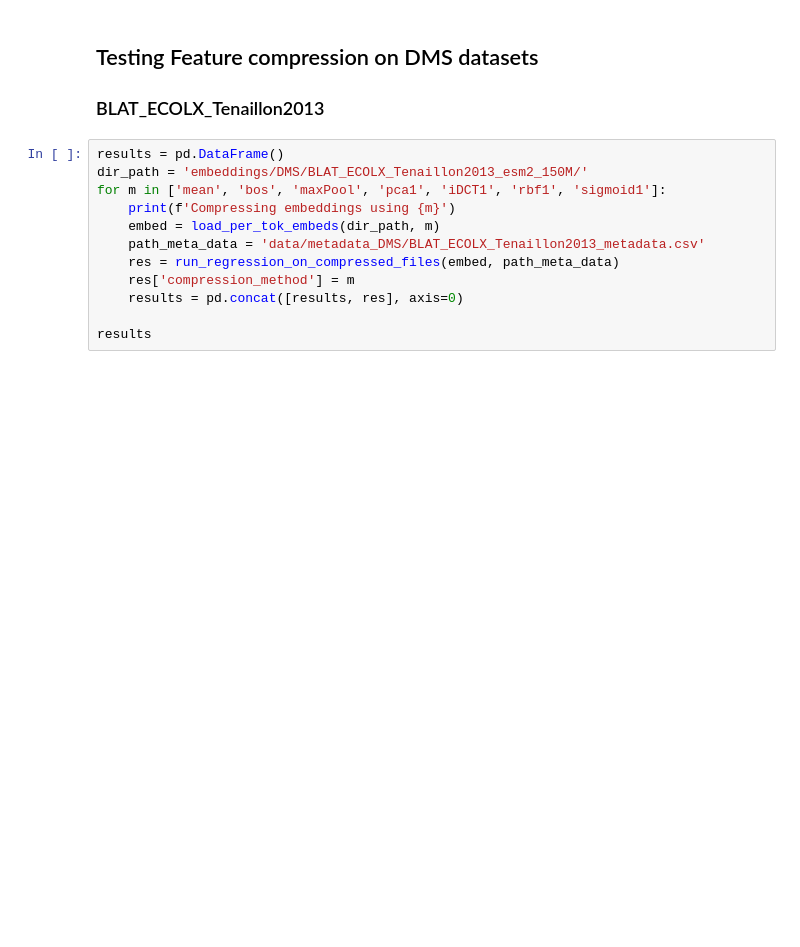
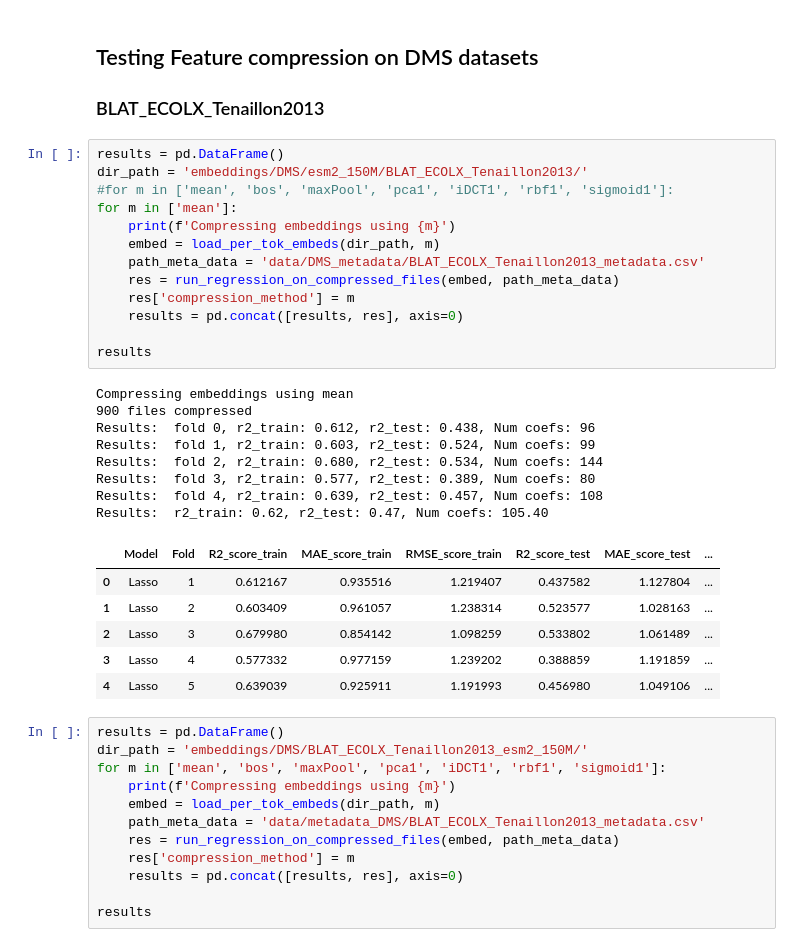
Before and after one commit to ziul-bio/SWAT, a Jupyter notebook: feature_compression.ipynb, the cells around one changed output. Drawn from its saved outputs; the diff is of its cells as text; blank space fills up the shorter version.

```diff
--- a/feature_compression.ipynb
+++ b/feature_compression.ipynb
@@ -424,6 +425,34 @@ def run_regression_on_compressed_files(embeddings, path_meta_data):
 # %% [markdown]
 ## Testing Feature compression on DMS datasets
 ### BLAT_ECOLX_Tenaillon2013
+# %%
+results = pd.DataFrame()
+dir_path = 'embeddings/DMS/esm2_150M/BLAT_ECOLX_Tenaillon2013/'
+#for m in ['mean', 'bos', 'maxPool', 'pca1', 'iDCT1', 'rbf1', 'sigmoid1']:
+for m in ['mean']:
+    print(f'Compressing embeddings using {m}')
+    embed = load_per_tok_embeds(dir_path, m)
+    path_meta_data = 'data/DMS_metadata/BLAT_ECOLX_Tenaillon2013_metadata.csv'
+    res = run_regression_on_compressed_files(embed, path_meta_data)
+    res['compression_method'] = m
+    results = pd.concat([results, res], axis=0)
+
+results
+# %% [output]
+Compressing embeddings using mean
+900 files compressed
+Results:  fold 0, r2_train: 0.612, r2_test: 0.438, Num coefs: 96
+Results:  fold 1, r2_train: 0.603, r2_test: 0.524, Num coefs: 99
+Results:  fold 2, r2_train: 0.680, r2_test: 0.534, Num coefs: 144
+Results:  fold 3, r2_train: 0.577, r2_test: 0.389, Num coefs: 80
+Results:  fold 4, r2_train: 0.639, r2_test: 0.457, Num coefs: 108
+Results:  r2_train: 0.62, r2_test: 0.47, Num coefs: 105.40
+|  | Model | Fold | R2_score_train | MAE_score_train | RMSE_score_train | R2_score_test | MAE_score_test | ... |
+| 0 | Lasso | 1 | 0.612167 | 0.935516 | 1.219407 | 0.437582 | 1.127804 | ... |
+| 1 | Lasso | 2 | 0.603409 | 0.961057 | 1.238314 | 0.523577 | 1.028163 | ... |
+| 2 | Lasso | 3 | 0.679980 | 0.854142 | 1.098259 | 0.533802 | 1.061489 | ... |
+| 3 | Lasso | 4 | 0.577332 | 0.977159 | 1.239202 | 0.388859 | 1.191859 | ... |
+| 4 | Lasso | 5 | 0.639039 | 0.925911 | 1.191993 | 0.456980 | 1.049106 | ... |
 # %%
 results = pd.DataFrame()
 dir_path = 'embeddings/DMS/BLAT_ECOLX_Tenaillon2013_esm2_150M/'
```
Also changed, not shown: parts of 2 cells of this notebook.
